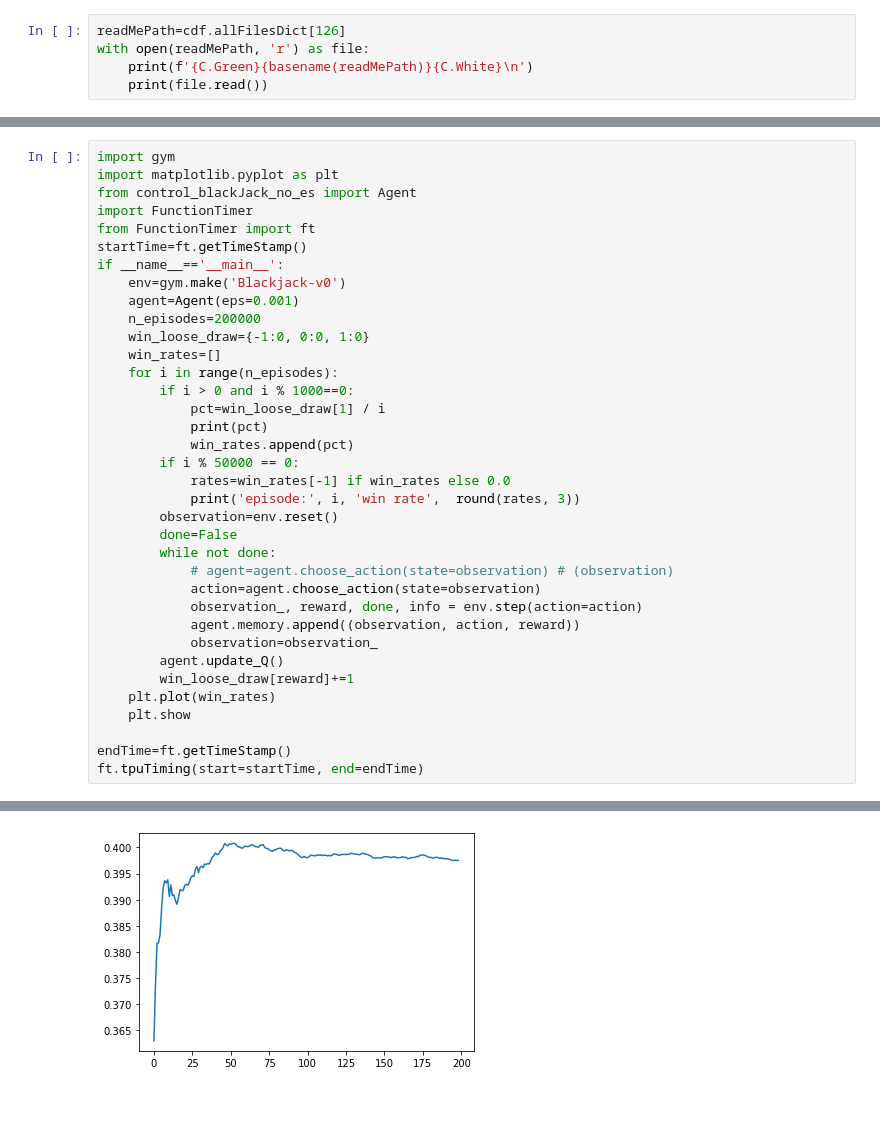
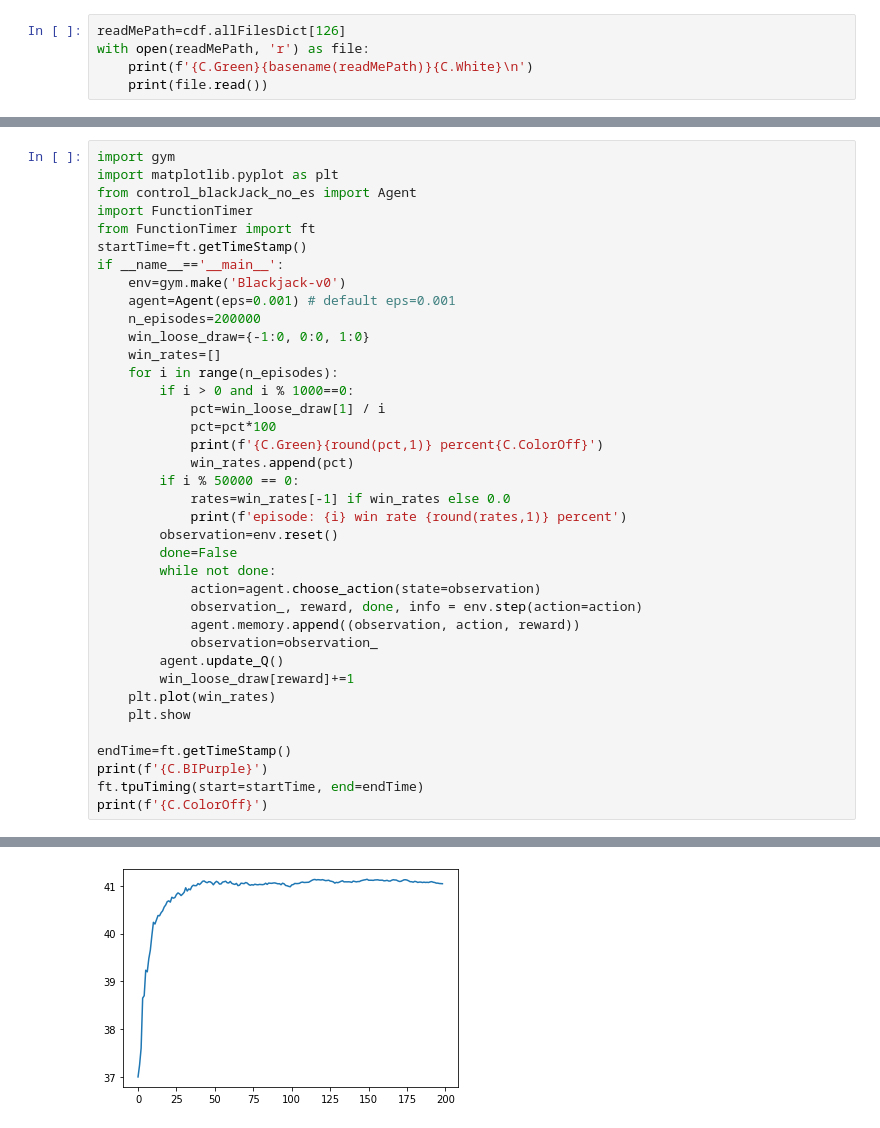
Before and after one commit to iypc-team/CoLab, a Jupyter notebook: PTBlackjack.ipynb, the cells around one changed output, grey strips where cells are left out. Drawn from its saved outputs; the diff is of its cells as text.

```diff
--- a/PTBlackjack.ipynb
+++ b/PTBlackjack.ipynb
@@ -72,22 +107,22 @@ from FunctionTimer import ft
 startTime=ft.getTimeStamp()
 if __name__=='__main__':
     env=gym.make('Blackjack-v0')
-    agent=Agent(eps=0.001)
+    agent=Agent(eps=0.001) # default eps=0.001
     n_episodes=200000
     win_loose_draw={-1:0, 0:0, 1:0}
     win_rates=[]
     for i in range(n_episodes):
         if i > 0 and i % 1000==0:
             pct=win_loose_draw[1] / i
-            print(pct)
+            pct=pct*100
+            print(f'{C.Green}{round(pct,1)} percent{C.ColorOff}')
             win_rates.append(pct)
         if i % 50000 == 0:
             rates=win_rates[-1] if win_rates else 0.0
-            print('episode:', i, 'win rate',  round(rates, 3))
+            print(f'episode: {i} win rate {round(rates,1)} percent')
         observation=env.reset()
         done=False
         while not done:
-            # agent=agent.choose_action(state=observation) # (observation)
             action=agent.choose_action(state=observation)
             observation_, reward, done, info = env.step(action=action)
             agent.memory.append((observation, action, reward))
@@ -98,5 +133,7 @@ if __name__=='__main__':
     plt.show
 
 endTime=ft.getTimeStamp()
+print(f'{C.BIPurple}')
 ft.tpuTiming(start=startTime, end=endTime)
+print(f'{C.ColorOff}')
 # %% [output]
@@ -120 +157 @@ tpu elapse time: 89.85840392112732
-[figure, old version]
+[figure, new version]
```
Also changed, not shown: parts of 5 cells of this notebook.
